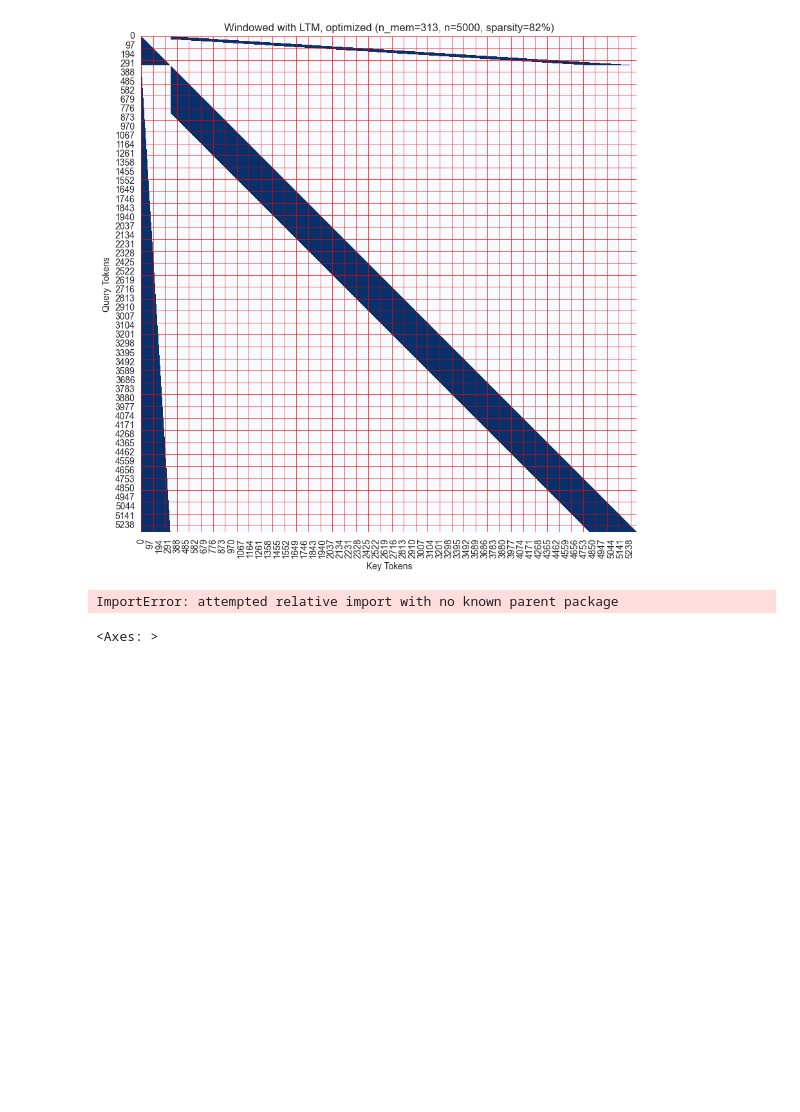
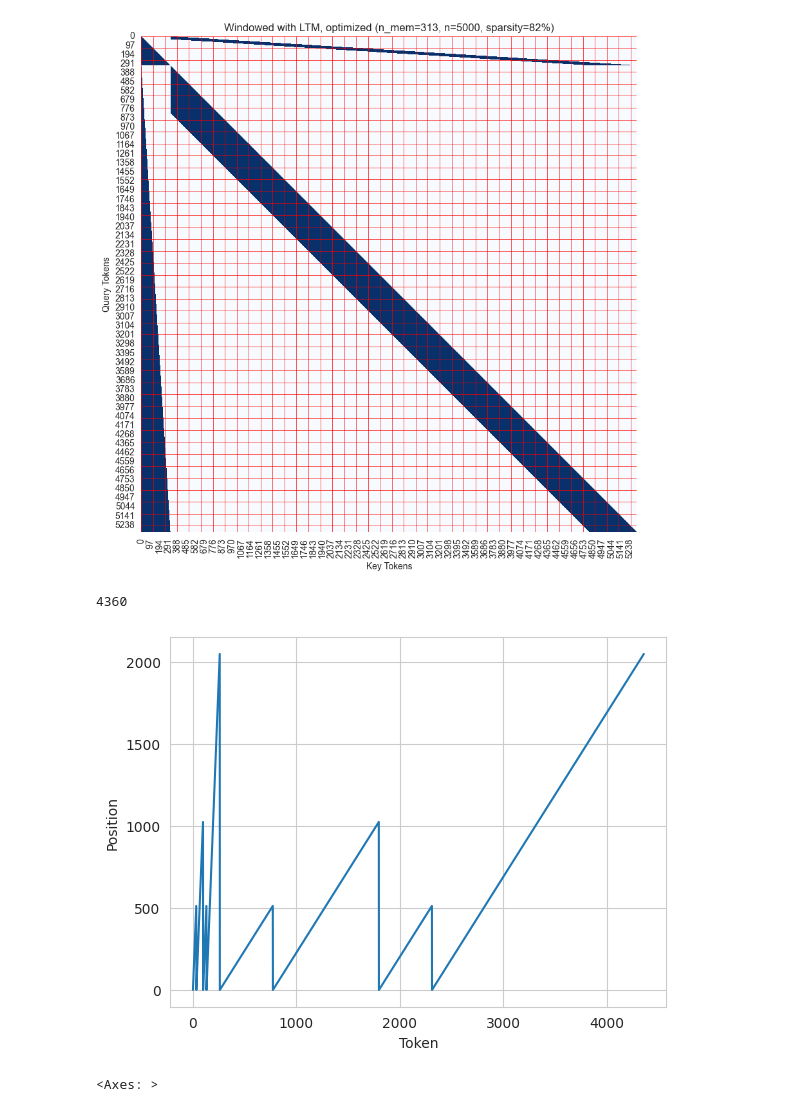
Before and after one commit to ViktorooReps/mem-llm, a Jupyter notebook: notebooks/visualize_attn_pattern.ipynb, the cells around one changed output. Saved outputs shown, nothing was run; the diff lists cells and outputs as text; code cells hidden in the pictures; blank space fills up the shorter version.

```diff
--- a/notebooks/visualize_attn_pattern.ipynb
+++ b/notebooks/visualize_attn_pattern.ipynb
@@ -285,8 +285,11 @@ import matplotlib.pyplot as plt
 from torch.nn.attention.flex_attention import BlockMask
 
 
-def visualize_mask(mask: BlockMask, n_q: int, n_kv: int, title="", block_size=4, figsize=(10, 10)):
-    mask_dense = torch.zeros(mask.shape[-2:], dtype=torch.bool)
+def visualize_mask(mask: BlockMask, n_q: int, n_kv: int, title="", block_size=4, figsize=(10, 10), limit=None):
+    height, width = mask.shape[-2:]
+    height = min(height, limit) if limit is not None else height
+    width = min(width, limit) if limit is not None else width
+    mask_dense = torch.zeros((height, width), dtype=torch.bool)
 
     q = torch.arange(n_q).repeat_interleave(n_kv)
     kv = torch.arange(n_kv).repeat(n_q)
@@ -315,35 +318,36 @@ def visualize_mask(mask: BlockMask, n_q: int, n_kv: int, title="", block_size=4,
 
 
 eos_token = 1
 fill_token = 0
 tokens = torch.concat([
     torch.full((512,), fill_token),
     torch.tensor([eos_token]),
     torch.full((1024,), fill_token),
     torch.tensor([eos_token]),
     torch.full((512,), fill_token),
     torch.tensor([eos_token]),
     torch.full((2048,), fill_token),
     torch.tensor([eos_token]),
 ])
 
 
-block_mask, mem_block_mask, n_mem, full_positions, full_doc_ids = create_mem_block_masks(
+block_mask, mem_block_mask, n_mem, full_positions = create_mem_block_masks(
     tokens,
     eos_token=eos_token,
     mem_freq=16,
     local_window=1024,
     global_window=3092,
     separate_mem_and_main_update=True,
     do_compile=False
 )
 
 sns.lineplot(full_positions)
 plt.xlabel('Token')
 plt.ylabel('Position')
 len(full_positions)
 # %% [output]
-ImportError: attempted relative import with no known parent package
+4360
+[figure, added]
 # %%
 sns.heatmap(
     block_mask.to_dense().squeeze(),
```
Also changed, not shown: parts of 1 cell of this notebook, 1 other file.
